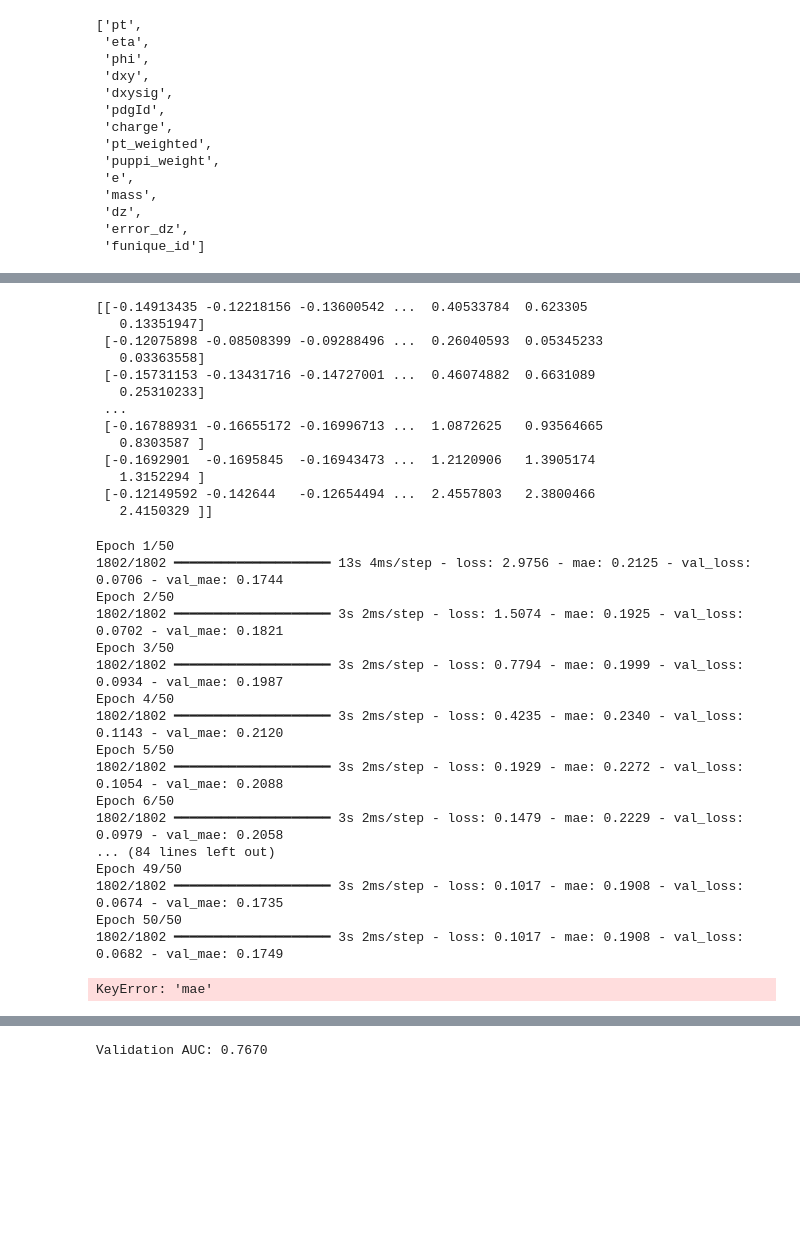
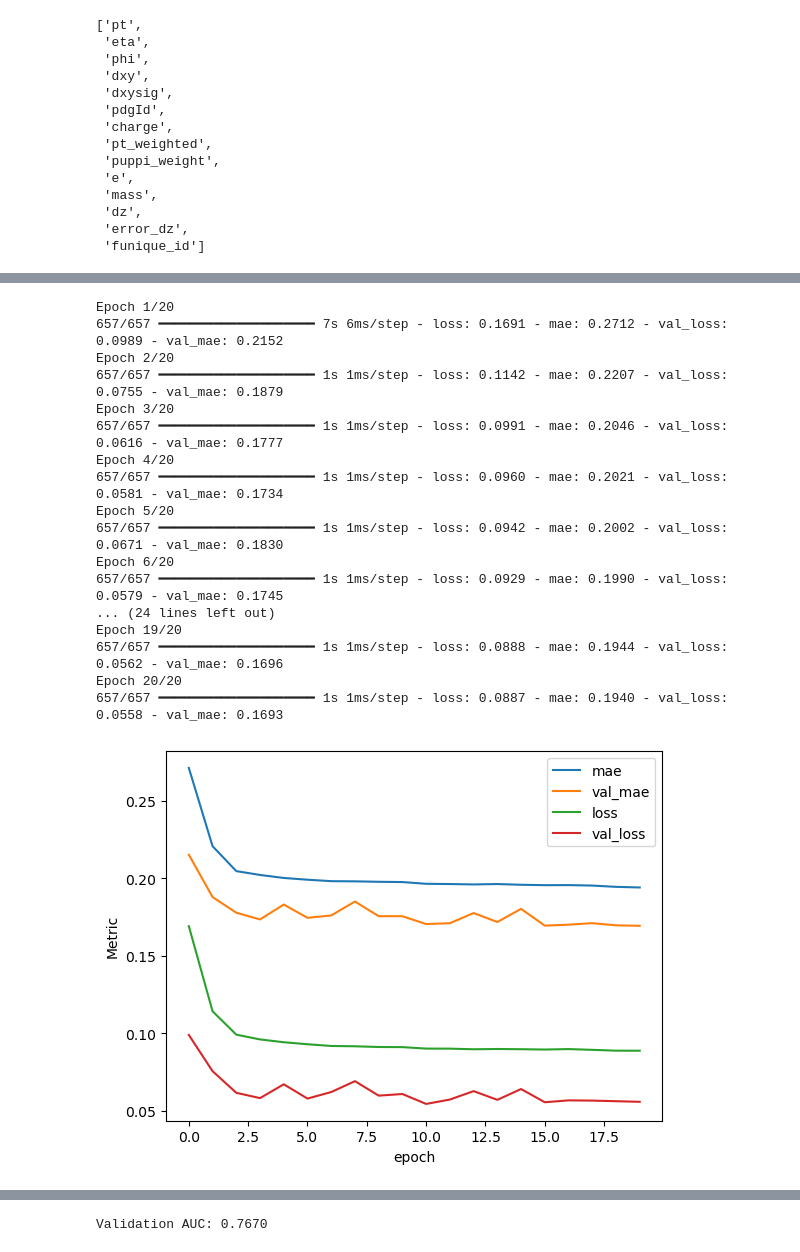
Before and after one commit to Dsabadjiev/fastmlHackathon2026, a Jupyter notebook: daniel/student.ipynb, the cells around one changed output, grey strips where cells are left out. Drawn from its saved outputs; the diff is of its cells as text; code cells hidden in the pictures; blank space fills up the shorter version.

```diff
--- a/daniel/student.ipynb
+++ b/daniel/student.ipynb
@@ -47,7 +54,7 @@ np.random.seed(seed)
 # %%
 #load 3000 events per process
 DATA_ROOT = Path("../../../hack-data/C1_HH4b/train")
-N_EVENTS_PER_SAMPLE = 100000   # small subset per process -- bump this up once you trust the pipeline
+N_EVENTS_PER_SAMPLE = 10000   # small subset per process -- bump this up once you trust the pipeline
 N_PARTICLES_MAX = 16        # candidates kept per event (truncate/zero-pad), matches the original tutorial
 CAND_FIELDS = ["pt", "eta", "phi", "dxy"]
 
@@ -354,5 +361,5 @@ ROC AUC: 0.7362
 # %%
-learningLayer = "dense_10"
+learningLayer = "dense_22"
 intermediate_layer_model = Model(
     inputs=teacher.input, outputs=teacher.get_layer(learningLayer).output)
 intermediate_output_train = intermediate_layer_model.predict(X_train)
@@ -363,19 +370,5 @@ intermediate_output_val = intermediate_layer_model.predict(X_val)
 # %%
 print(intermediate_output_train)
-# %% [output]
-[[-0.14913435 -0.12218156 -0.13600542 ...  0.40533784  0.623305
-   0.13351947]
- [-0.12075898 -0.08508399 -0.09288496 ...  0.26040593  0.05345233
-   0.03363558]
- [-0.15731153 -0.13431716 -0.14727001 ...  0.46074882  0.6631089
-   0.25310233]
- ...
- [-0.16788931 -0.16655172 -0.16996713 ...  1.0872625   0.93564665
-   0.8303587 ]
- [-0.1692901  -0.1695845  -0.16943473 ...  1.2120906   1.3905174
-   1.3152294 ]
- [-0.12149592 -0.142644   -0.12654494 ...  2.4557803   2.3800466
-   2.4150329 ]]
 # %%
 
 input_shape = X_train.shape[1:]
@@ -383,7 +376,7 @@ input_shape = X_train.shape[1:]
 
 
 initial_lr = 1e-3
-epochs = 50
+epochs = 20
 steps_per_epoch = X_train.shape[0] // 512
 lr_schedule = CosineDecay(
     initial_learning_rate=initial_lr,
@@ -464,34 +457,36 @@ history = student.fit(
     callbacks=[]
 )
 # %% [output]
-Epoch 1/50
-1802/1802 ━━━━━━━━━━━━━━━━━━━━ 13s 4ms/step - loss: 2.9756 - mae: 0.2125 - val_loss: 0.0706 - val_mae: 0.1744
-Epoch 2/50
-1802/1802 ━━━━━━━━━━━━━━━━━━━━ 3s 2ms/step - loss: 1.5074 - mae: 0.1925 - val_loss: 0.0702 - val_mae: 0.1821
-Epoch 3/50
-1802/1802 ━━━━━━━━━━━━━━━━━━━━ 3s 2ms/step - loss: 0.7794 - mae: 0.1999 - val_loss: 0.0934 - val_mae: 0.1987
-Epoch 4/50
-1802/1802 ━━━━━━━━━━━━━━━━━━━━ 3s 2ms/step - loss: 0.4235 - mae: 0.2340 - val_loss: 0.1143 - val_mae: 0.2120
-Epoch 5/50
-1802/1802 ━━━━━━━━━━━━━━━━━━━━ 3s 2ms/step - loss: 0.1929 - mae: 0.2272 - val_loss: 0.1054 - val_mae: 0.2088
-Epoch 6/50
-1802/1802 ━━━━━━━━━━━━━━━━━━━━ 3s 2ms/step - loss: 0.1479 - mae: 0.2229 - val_loss: 0.0979 - val_mae: 0.2058
-... (84 lines left out)
-Epoch 49/50
-1802/1802 ━━━━━━━━━━━━━━━━━━━━ 3s 2ms/step - loss: 0.1017 - mae: 0.1908 - val_loss: 0.0674 - val_mae: 0.1735
-Epoch 50/50
-1802/1802 ━━━━━━━━━━━━━━━━━━━━ 3s 2ms/step - loss: 0.1017 - mae: 0.1908 - val_loss: 0.0682 - val_mae: 0.1749
+Epoch 1/20
+657/657 ━━━━━━━━━━━━━━━━━━━━ 7s 6ms/step - loss: 0.1691 - mae: 0.2712 - val_loss: 0.0989 - val_mae: 0.2152
+Epoch 2/20
+657/657 ━━━━━━━━━━━━━━━━━━━━ 1s 1ms/step - loss: 0.1142 - mae: 0.2207 - val_loss: 0.0755 - val_mae: 0.1879
+Epoch 3/20
+657/657 ━━━━━━━━━━━━━━━━━━━━ 1s 1ms/step - loss: 0.0991 - mae: 0.2046 - val_loss: 0.0616 - val_mae: 0.1777
+Epoch 4/20
+657/657 ━━━━━━━━━━━━━━━━━━━━ 1s 1ms/step - loss: 0.0960 - mae: 0.2021 - val_loss: 0.0581 - val_mae: 0.1734
+Epoch 5/20
+657/657 ━━━━━━━━━━━━━━━━━━━━ 1s 1ms/step - loss: 0.0942 - mae: 0.2002 - val_loss: 0.0671 - val_mae: 0.1830
+Epoch 6/20
+657/657 ━━━━━━━━━━━━━━━━━━━━ 1s 1ms/step - loss: 0.0929 - mae: 0.1990 - val_loss: 0.0579 - val_mae: 0.1745
+... (24 lines left out)
+Epoch 19/20
+657/657 ━━━━━━━━━━━━━━━━━━━━ 1s 1ms/step - loss: 0.0888 - mae: 0.1944 - val_loss: 0.0562 - val_mae: 0.1696
+Epoch 20/20
+657/657 ━━━━━━━━━━━━━━━━━━━━ 1s 1ms/step - loss: 0.0887 - mae: 0.1940 - val_loss: 0.0558 - val_mae: 0.1693
 # %%
 plt.plot(history.history["mae"],label="mae")
 plt.plot(history.history["val_mae"],label="val_mae")
 plt.legend()
-plt.show()
+# plt.show()
 plt.plot(history.history['loss'],label="loss")
 plt.plot(history.history['val_loss'],label="val_loss")
 plt.legend()
+plt.xlabel("epoch")
+plt.ylabel("Metric")
 plt.show()
 # %% [output]
-KeyError: 'mae'
+[figure, added]
 # %%
 #combine student with teacher
 intermediate = teacher.get_layer(learningLayer)
```
Also changed, not shown: parts of 14 cells of this notebook, 3 other files.
